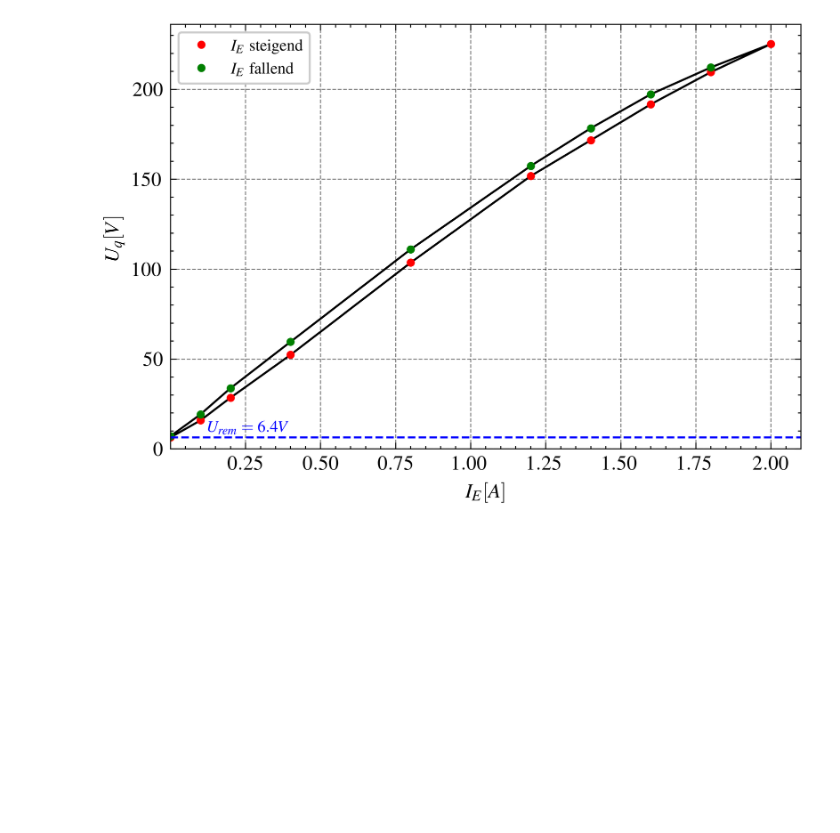
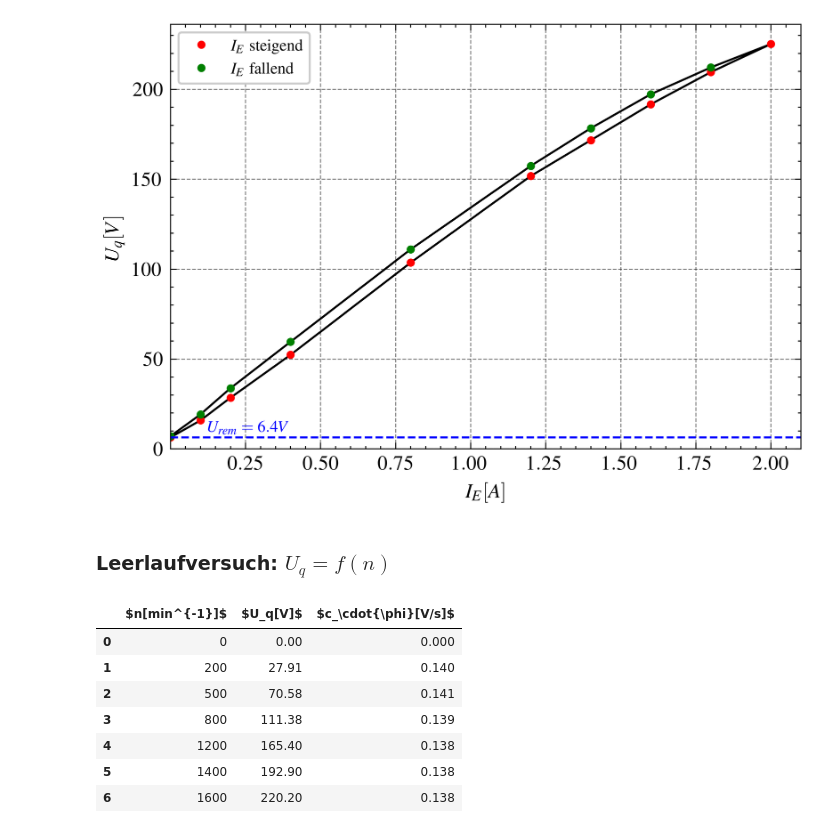
Before and after one commit to ayham291/PEM, a Jupyter notebook: GM/GM_Calculations.ipynb, the cells around one changed output. Cells and saved outputs as stored; diff of their text form; code cells hidden in the pictures; blank space fills up the shorter version.

```diff
--- a/GM/GM_Calculations.ipynb
+++ b/GM/GM_Calculations.ipynb
@@ -77,3 +77,27 @@ plt.tight_layout()
 plt.savefig("plots/Leerlaufversuch_Uq_I_E.png", dpi=300)
 # %% [output]
 [figure]
+# %% [markdown]
+### Leerlaufversuch: $U_q = f(n)$
+# %%
+n = np.array([0, 200, 500, 800, 1200, 1400, 1600])
+U_q_n = np.array([0, 27.91, 70.58, 111.38, 165.4, 192.9, 220.2])
+c_dot_phi = U_q_n[1:] / n[1:]
+c_dot_phi = np.insert(c_dot_phi, 0, 0)
+c_dot_phi
+
+data = []
+
+for i in range(len(n)):
+    data.append([n[i], U_q_n[i], round(c_dot_phi[i], 3)])
+# pd.DataFrame(data, columns=["$n[min^{-1}]$", "$U_q[V]$", "$c_\cdot{\phi}[V/s]$"]).to_latex("tables/Leerlaufversuch_Uq_n.tex", index=False)
+pd.DataFrame(data, columns=["$n[min^{-1}]$", "$U_q[V]$", "$c_\cdot{\phi}[V/s]$"])
+# %% [output]
+|  | $n[min^{-1}]$ | $U_q[V]$ | $c_\cdot{\phi}[V/s]$ |
+| 0 | 0 | 0.00 | 0.000 |
+| 1 | 200 | 27.91 | 0.140 |
+| 2 | 500 | 70.58 | 0.141 |
+| 3 | 800 | 111.38 | 0.139 |
+| 4 | 1200 | 165.40 | 0.138 |
+| 5 | 1400 | 192.90 | 0.138 |
+| 6 | 1600 | 220.20 | 0.138 |
```
Also changed, not shown: parts of 1 cell of this notebook, 2 other files.
